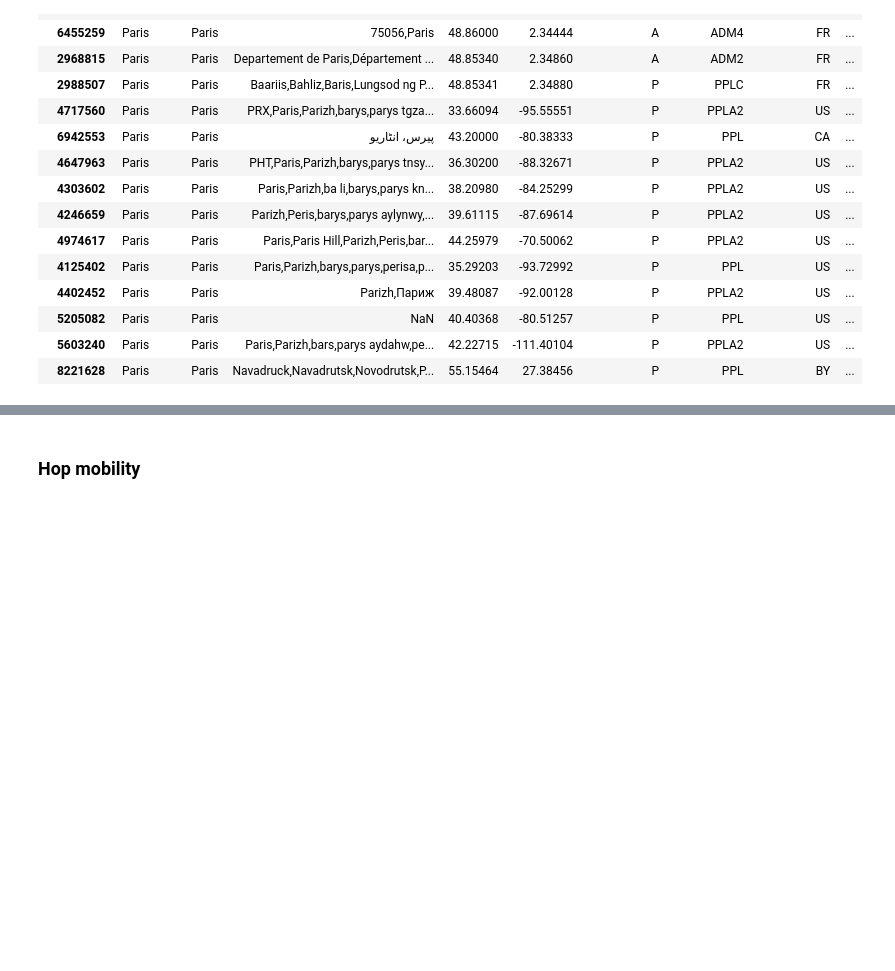
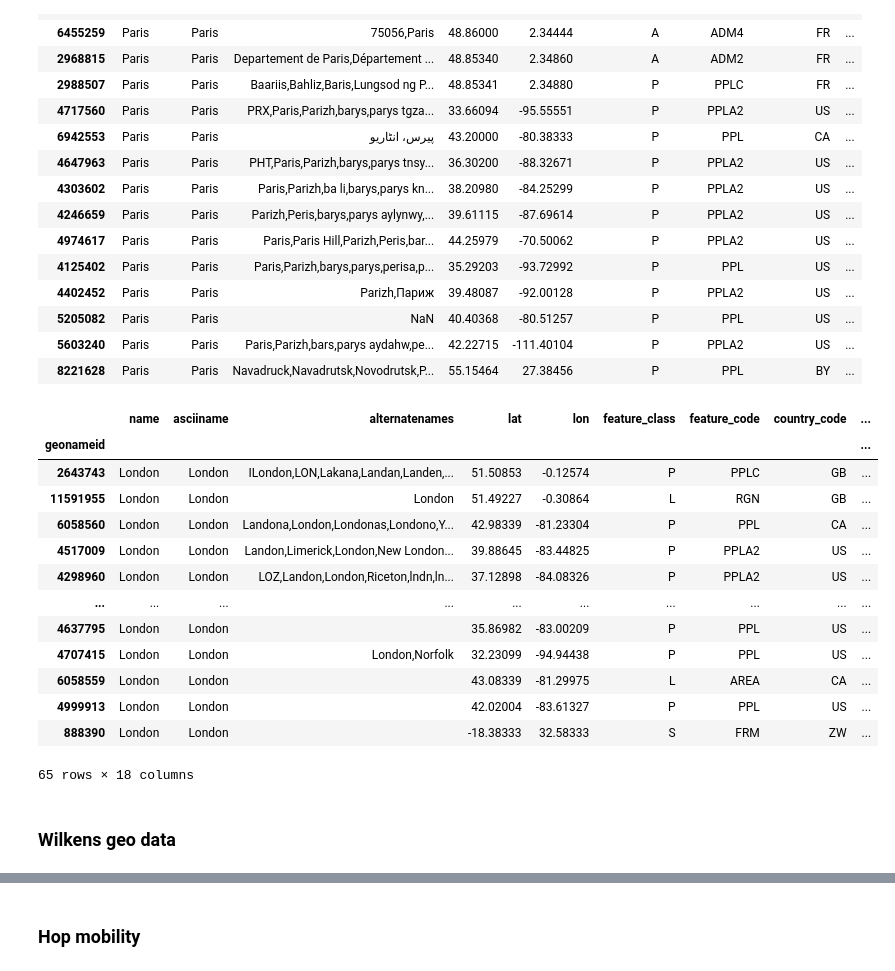
Before and after one commit to wilkens/mobility-books, a Jupyter notebook: notebooks/derived_data_MW.ipynb, the cells around one changed output, grey strips where cells are left out. Saved outputs shown, nothing was run; the diff lists cells and outputs as text; code cells hidden in the pictures; blank space fills up the shorter version.

```diff
--- a/notebooks/derived_data_MW.ipynb
+++ b/notebooks/derived_data_MW.ipynb
@@ -368,3 +466,22 @@ gn.loc[(gn.name=='Paris') & (gn.population>0)].sort_values(by='population', asce
 | 5205082 | Paris | Paris | NaN | 40.40368 | -80.51257 | P | PPL | US | ... |
 | 5603240 | Paris | Paris | Paris,Parizh,bars,parys aydahw,pe... | 42.22715 | -111.40104 | P | PPLA2 | US | ... |
 | 8221628 | Paris | Paris | Navadruck,Navadrutsk,Novodrutsk,P... | 55.15464 | 27.38456 | P | PPL | BY | ... |
+# %%
+gn.loc[gn.name=='London'].sort_values(by='population', ascending=False)
+# %% [output]
+|  | name | asciiname | alternatenames | lat | lon | feature_class | feature_code | country_code | ... |
+| geonameid |  |  |  |  |  |  |  |  | ... |
+| 2643743 | London | London | ILondon,LON,Lakana,Landan,Landen,... | 51.50853 | -0.12574 | P | PPLC | GB | ... |
+| 11591955 | London | London | London | 51.49227 | -0.30864 | L | RGN | GB | ... |
+| 6058560 | London | London | Landona,London,Londonas,Londono,Y... | 42.98339 | -81.23304 | P | PPL | CA | ... |
+| 4517009 | London | London | Landon,Limerick,London,New London... | 39.88645 | -83.44825 | P | PPLA2 | US | ... |
+| 4298960 | London | London | LOZ,Landon,London,Riceton,lndn,ln... | 37.12898 | -84.08326 | P | PPLA2 | US | ... |
+| ... | ... | ... | ... | ... | ... | ... | ... | ... | ... |
+| 4637795 | London | London |  | 35.86982 | -83.00209 | P | PPL | US | ... |
+| 4707415 | London | London | London,Norfolk | 32.23099 | -94.94438 | P | PPL | US | ... |
+| 6058559 | London | London |  | 43.08339 | -81.29975 | L | AREA | CA | ... |
+| 4999913 | London | London |  | 42.02004 | -83.61327 | P | PPL | US | ... |
+| 888390 | London | London |  | -18.38333 | 32.58333 | S | FRM | ZW | ... |
+65 rows × 18 columns
+# %% [markdown]
+### Wilkens geo data
```
Also changed, not shown: parts of 30 cells of this notebook, 5 other files.
